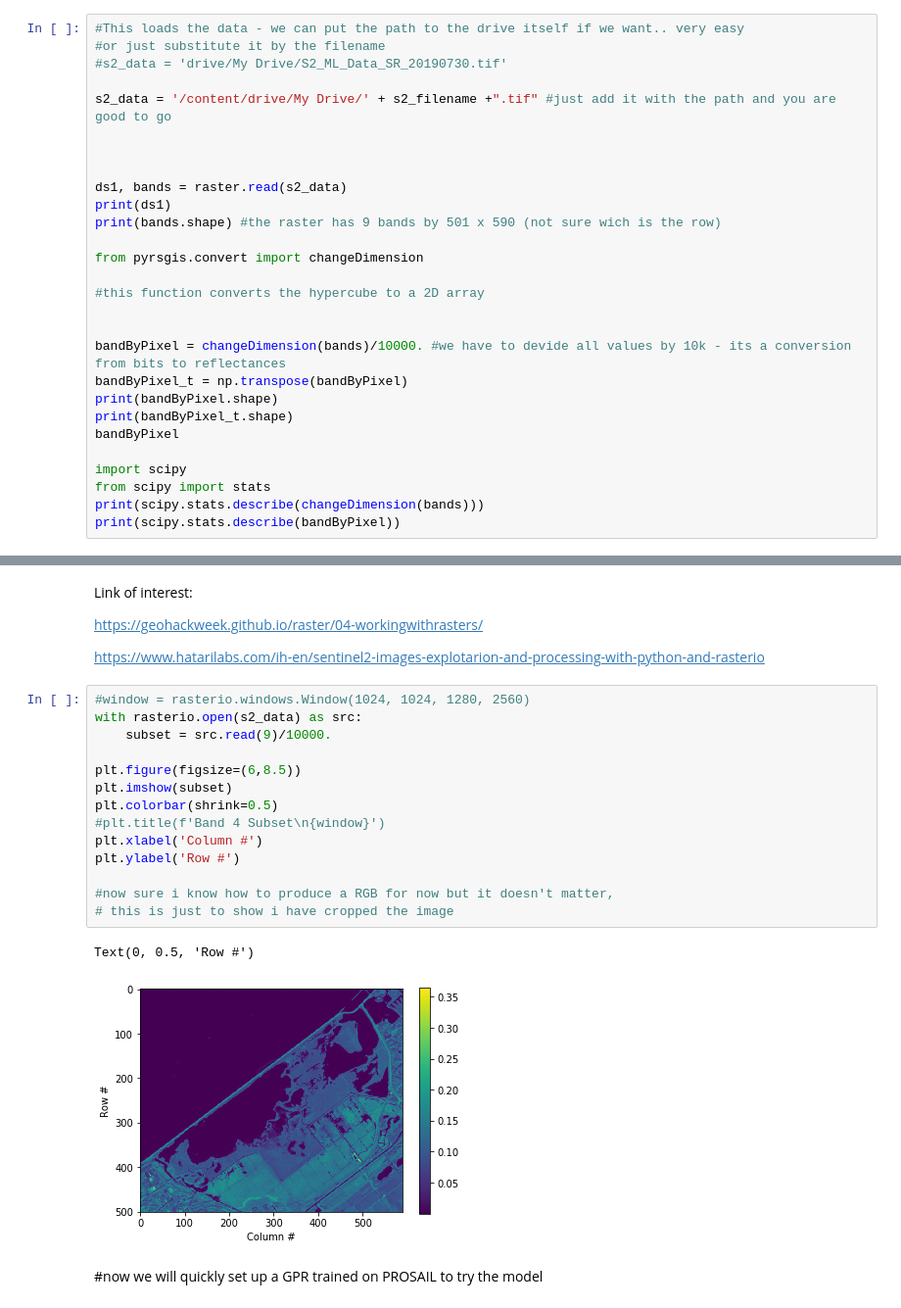
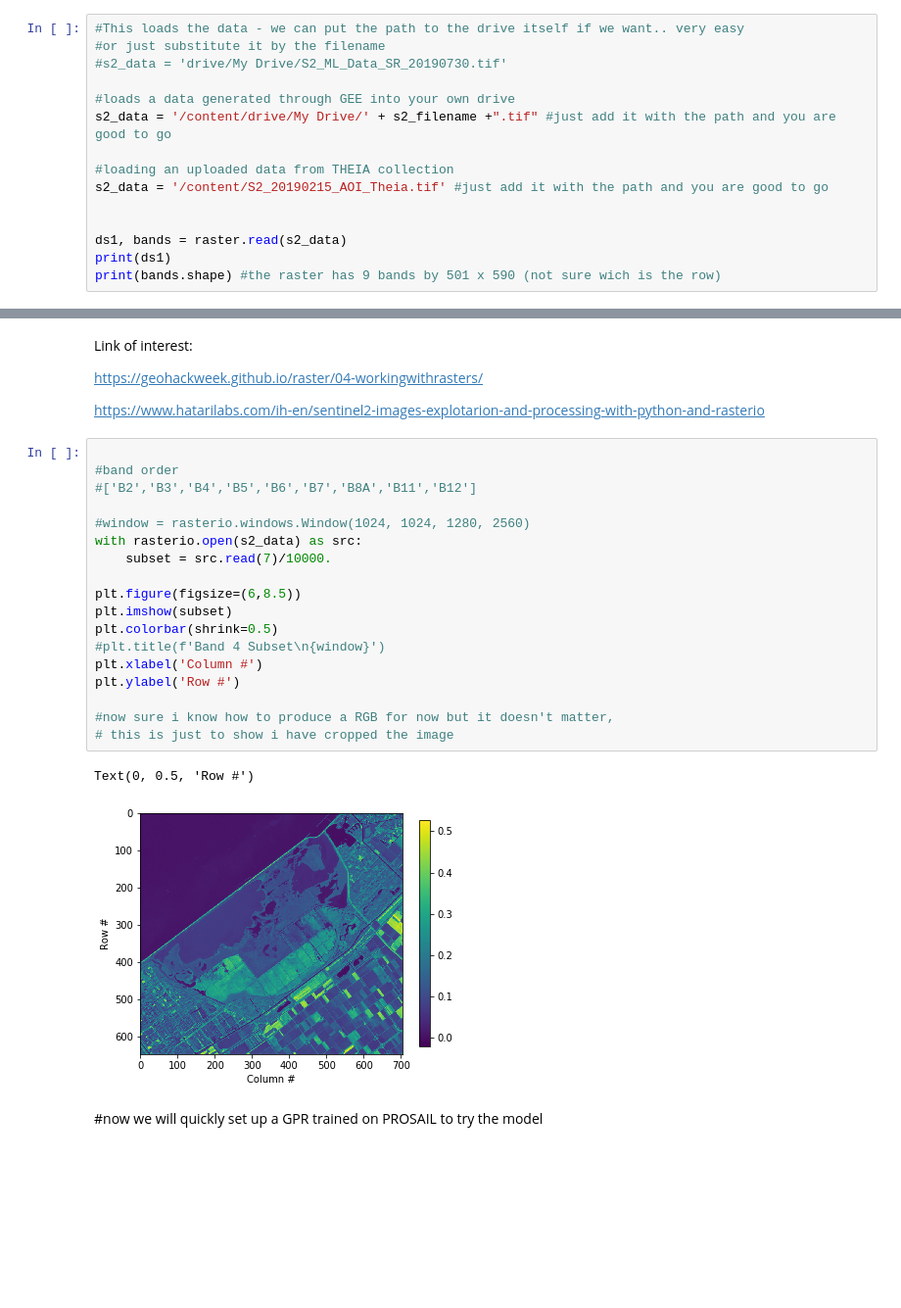
Before and after one commit to nunocesarsa/GoogleColab_public, a Jupyter notebook: RTM_ML_Predicting_a_raster_downloaded_from_GEE.ipynb, the cells around one changed output, grey strips where cells are left out. Shown at 98% size. Cells and saved outputs as stored; diff of their text form; blank space fills up the shorter version.

```diff
--- a/RTM_ML_Predicting_a_raster_downloaded_from_GEE.ipynb
+++ b/RTM_ML_Predicting_a_raster_downloaded_from_GEE.ipynb
@@ -327,28 +355,15 @@ The easiest for now is actually downloading the file, and uploading it again. Th
 #or just substitute it by the filename
 #s2_data = 'drive/My Drive/S2_ML_Data_SR_20190730.tif'
 
+#loads a data generated through GEE into your own drive
 s2_data = '/content/drive/My Drive/' + s2_filename +".tif" #just add it with the path and you are good to go
 
+#loading an uploaded data from THEIA collection
+s2_data = '/content/S2_20190215_AOI_Theia.tif' #just add it with the path and you are good to go
 
 
 ds1, bands = raster.read(s2_data)
 print(ds1)
 print(bands.shape) #the raster has 9 bands by 501 x 590 (not sure wich is the row)
-
-from pyrsgis.convert import changeDimension
-
-#this function converts the hypercube to a 2D array
-
-
-bandByPixel = changeDimension(bands)/10000. #we have to devide all values by 10k - its a conversion from bits to reflectances
-bandByPixel_t = np.transpose(bandByPixel)
-print(bandByPixel.shape)
-print(bandByPixel_t.shape)
-bandByPixel
-
-import scipy
-from scipy import stats
-print(scipy.stats.describe(changeDimension(bands)))
-print(scipy.stats.describe(bandByPixel))
 # %% [output]
 <pyrsgis.raster.createDS object at 0x...>
@@ -377,22 +414,26 @@ https://geohackweek.github.io/raster/04-workingwithrasters/
 
 https://www.hatarilabs.com/ih-en/sentinel2-images-explotarion-and-processing-with-python-and-rasterio
 # %%
+
+#band order
+#['B2','B3','B4','B5','B6','B7','B8A','B11','B12']
+
 #window = rasterio.windows.Window(1024, 1024, 1280, 2560)
 with rasterio.open(s2_data) as src:
-    subset = src.read(9)/10000.
+    subset = src.read(7)/10000.
 
 plt.figure(figsize=(6,8.5))
 plt.imshow(subset)
 plt.colorbar(shrink=0.5)
 #plt.title(f'Band 4 Subset\n{window}')
 plt.xlabel('Column #')
 plt.ylabel('Row #')
 
 #now sure i know how to produce a RGB for now but it doesn't matter,
 # this is just to show i have cropped the image
 # %% [output]
 Text(0, 0.5, 'Row #')
-[figure, old version]
+[figure, new version]
 # %% [markdown]
 #now we will quickly set up a GPR trained on PROSAIL to try the model
 # %%
```
Also changed, not shown: parts of 37 cells of this notebook.
